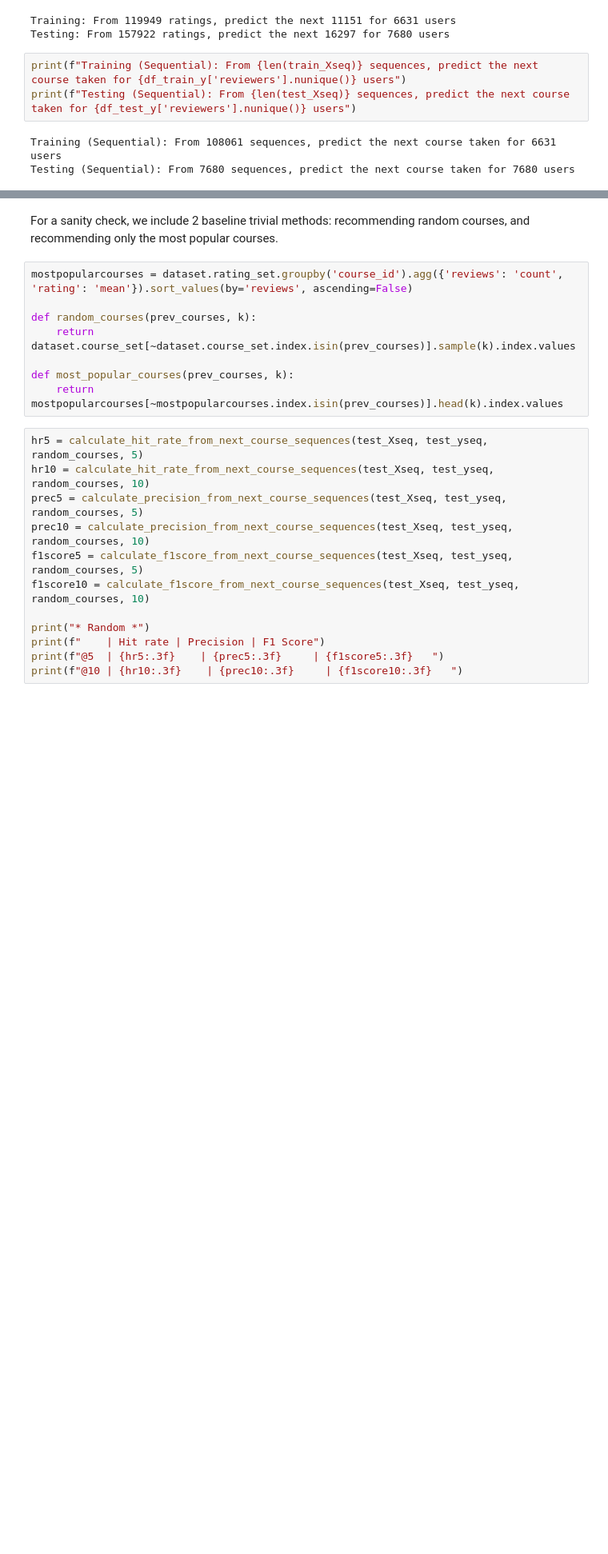
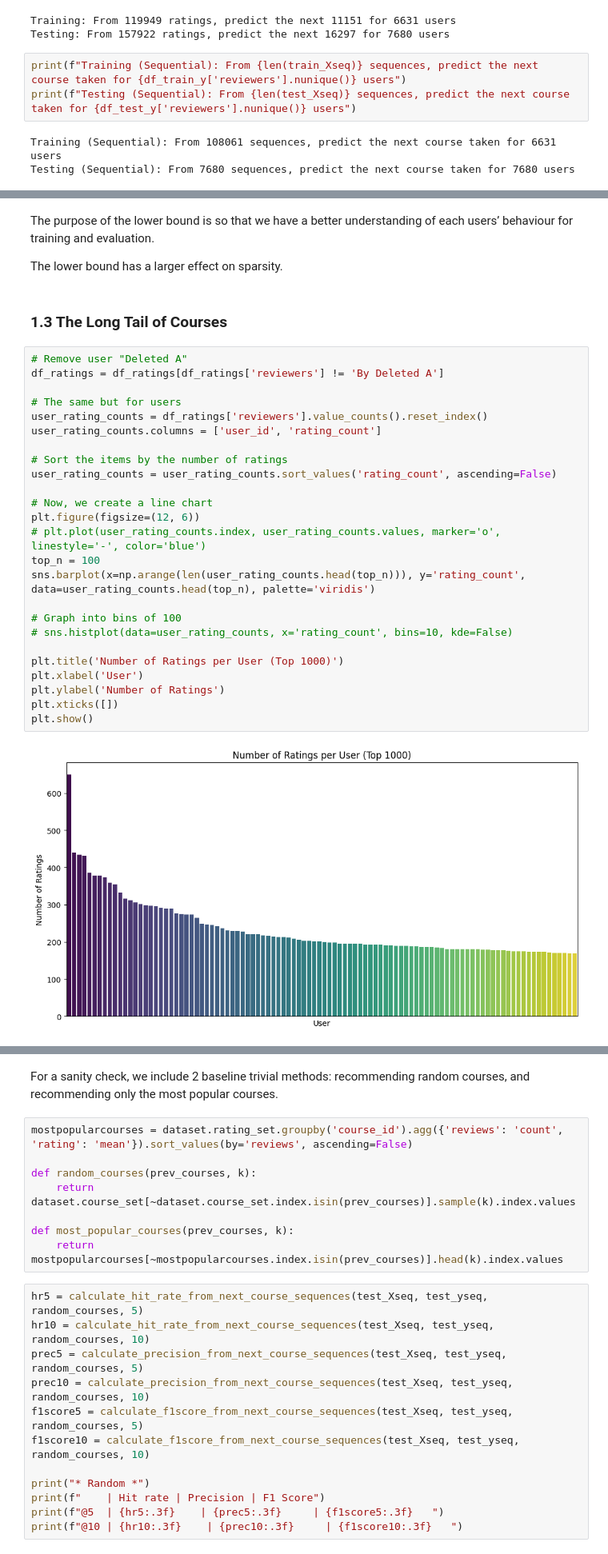
Before and after one commit to franciszac-dlc/comp9727-project, a Jupyter notebook: notebooks/Model Evaluation.ipynb, the cells around one changed output, grey strips where cells are left out. Shown at 80% size. Saved outputs shown, nothing was run; the diff lists cells and outputs as text; blank space fills up the shorter version.

```diff
--- a/notebooks/Model Evaluation.ipynb
+++ b/notebooks/Model Evaluation.ipynb
@@ -69,0 +217,33 @@ Testing (Sequential): From 7680 sequences, predict the next course taken for 768
+# %% [markdown]
+The purpose of the lower bound is so that we have a better understanding of each users’ behaviour for training and evaluation.
+
+The lower bound has a larger effect on sparsity.
+# %% [markdown]
+### 1.3 The Long Tail of Courses
+# %%
+# Remove user "Deleted A"
+df_ratings = df_ratings[df_ratings['reviewers'] != 'By Deleted A']
+
+# The same but for users
+user_rating_counts = df_ratings['reviewers'].value_counts().reset_index()
+user_rating_counts.columns = ['user_id', 'rating_count']
+
+# Sort the items by the number of ratings
+user_rating_counts = user_rating_counts.sort_values('rating_count', ascending=False)
+
+# Now, we create a line chart
+plt.figure(figsize=(12, 6))
+# plt.plot(user_rating_counts.index, user_rating_counts.values, marker='o', linestyle='-', color='blue')
+top_n = 100
+sns.barplot(x=np.arange(len(user_rating_counts.head(top_n))), y='rating_count', data=user_rating_counts.head(top_n), palette='viridis')
+
+# Graph into bins of 100
+# sns.histplot(data=user_rating_counts, x='rating_count', bins=10, kde=False)
+
+plt.title('Number of Ratings per User (Top 1000)')
+plt.xlabel('User')
+plt.ylabel('Number of Ratings')
+plt.xticks([])
+plt.show()
+# %% [output]
+[figure, added]
```
Also changed, not shown: parts of 38 cells of this notebook.
